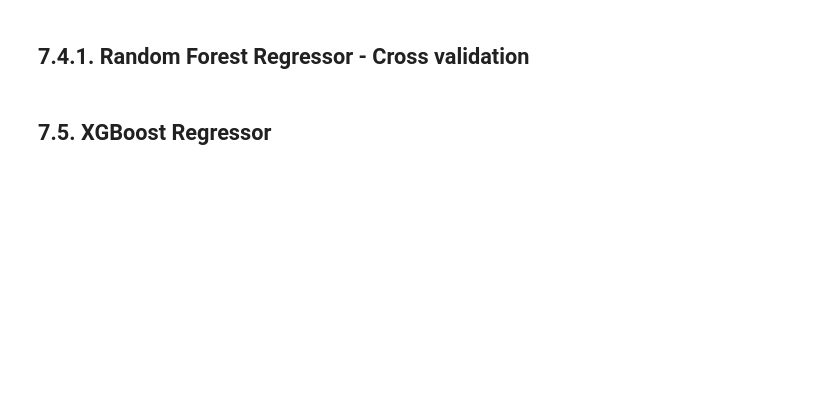
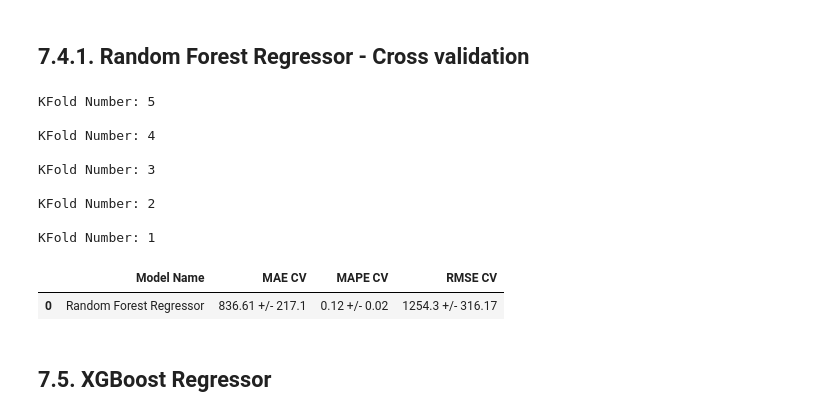
Before and after one commit to laurivansareta/previsao-vendas-lojas-rossmann, a Jupyter notebook: m07_v01_previsao_vendas_lojas_rossmann.ipynb, the cells around one changed output. Saved outputs shown, nothing was run; the diff lists cells and outputs as text; code cells hidden in the pictures; blank space fills up the shorter version.

```diff
--- a/m07_v01_previsao_vendas_lojas_rossmann.ipynb
+++ b/m07_v01_previsao_vendas_lojas_rossmann.ipynb
@@ -1130,8 +931,20 @@ rf_result
 # %% [markdown]
 ## 7.4.1. Random Forest Regressor - Cross validation
 # %%
-lrr_result_cv = cross_validation( x_training, 5, 'Random Forest Regressor', rf, verbose=True)
-lrr_result_cv
+rf_result_cv = cross_validation( x_training, 5, 'Random Forest Regressor', rf, verbose=True)
+rf_result_cv
+# %% [output]
+KFold Number: 5
+
+KFold Number: 4
+
+KFold Number: 3
+
+KFold Number: 2
+
+KFold Number: 1
+|  | Model Name | MAE CV | MAPE CV | RMSE CV |
+| 0 | Random Forest Regressor | 836.61 +/- 217.1 | 0.12 +/- 0.02 | 1254.3 +/- 316.17 |
 # %% [markdown]
 ## 7.5. XGBoost Regressor
 # %%
```
Also changed, not shown: parts of 48 cells of this notebook.
